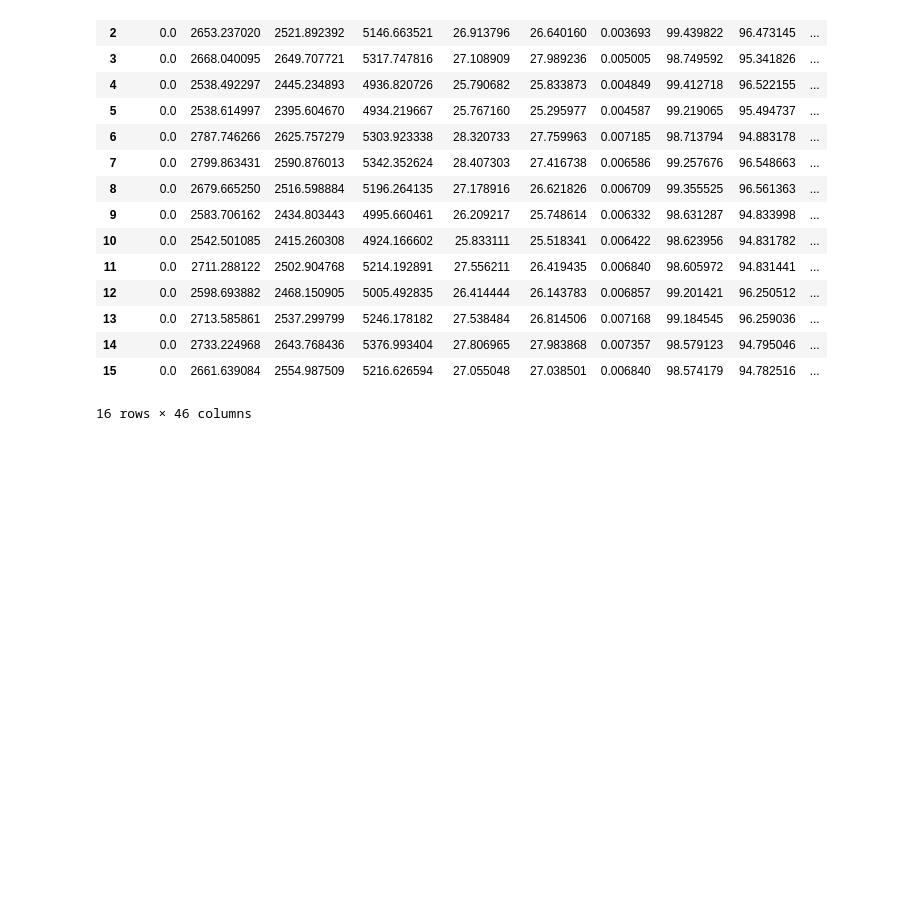
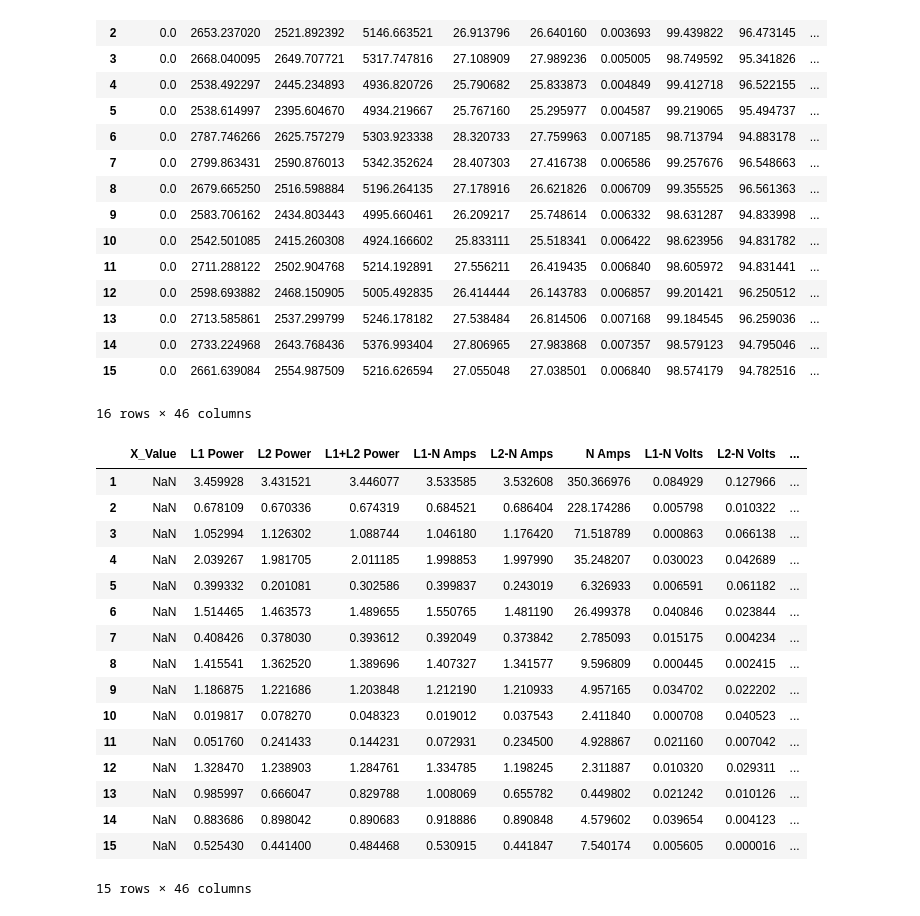
Before and after one commit to CalebProvost/codelouisville, a Jupyter notebook: datamanip.ipynb, the cells around one changed output. Drawn from its saved outputs; the diff is of its cells as text; code cells hidden in the pictures; blank space fills up the shorter version.

Commit message:
added delta 2 manipulated data. merged more results to html. auto opening html.

```diff
--- a/datamanip.ipynb
+++ b/datamanip.ipynb
@@ -299,3 +302,34 @@ display(all_max)
 | 14 | 0.0 | 2733.224968 | 2643.768436 | 5376.993404 | 27.806965 | 27.983868 | 0.007357 | 98.579123 | 94.795046 | ... |
 | 15 | 0.0 | 2661.639084 | 2554.987509 | 5216.626594 | 27.055048 | 27.038501 | 0.006840 | 98.574179 | 94.782516 | ... |
 16 rows × 46 columns
+# %%
+mean_delta = df = pd.DataFrame()
+# Calculate the % diff of averages in each cycle
+for count in range(len(mean_dict)):
+    if count+2 > len(mean_dict):
+        break
+    cycle2 = mean_dict["cycle_mean_"+str(count+2)]
+    cycle1 = mean_dict["cycle_mean_"+str(count+1)]
+    delta = (abs( cycle2 - cycle1 ) / cycle1 ) * 100
+    mean_delta = mean_delta.append(delta, ignore_index = True)
+    mean_delta.index += 1
+
+display(mean_delta)
+# %% [output]
+|  | X_Value | L1 Power | L2 Power | L1+L2 Power | L1-N Amps | L2-N Amps | N Amps | L1-N Volts | L2-N Volts | ... |
+| 1 | NaN | 3.459928 | 3.431521 | 3.446077 | 3.533585 | 3.532608 | 350.366976 | 0.084929 | 0.127966 | ... |
+| 2 | NaN | 0.678109 | 0.670336 | 0.674319 | 0.684521 | 0.686404 | 228.174286 | 0.005798 | 0.010322 | ... |
+| 3 | NaN | 1.052994 | 1.126302 | 1.088744 | 1.046180 | 1.176420 | 71.518789 | 0.000863 | 0.066138 | ... |
+| 4 | NaN | 2.039267 | 1.981705 | 2.011185 | 1.998853 | 1.997990 | 35.248207 | 0.030023 | 0.042689 | ... |
+| 5 | NaN | 0.399332 | 0.201081 | 0.302586 | 0.399837 | 0.243019 | 6.326933 | 0.006591 | 0.061182 | ... |
+| 6 | NaN | 1.514465 | 1.463573 | 1.489655 | 1.550765 | 1.481190 | 26.499378 | 0.040846 | 0.023844 | ... |
+| 7 | NaN | 0.408426 | 0.378030 | 0.393612 | 0.392049 | 0.373842 | 2.785093 | 0.015175 | 0.004234 | ... |
+| 8 | NaN | 1.415541 | 1.362520 | 1.389696 | 1.407327 | 1.341577 | 9.596809 | 0.000445 | 0.002415 | ... |
+| 9 | NaN | 1.186875 | 1.221686 | 1.203848 | 1.212190 | 1.210933 | 4.957165 | 0.034702 | 0.022202 | ... |
+| 10 | NaN | 0.019817 | 0.078270 | 0.048323 | 0.019012 | 0.037543 | 2.411840 | 0.000708 | 0.040523 | ... |
+| 11 | NaN | 0.051760 | 0.241433 | 0.144231 | 0.072931 | 0.234500 | 4.928867 | 0.021160 | 0.007042 | ... |
+| 12 | NaN | 1.328470 | 1.238903 | 1.284761 | 1.334785 | 1.198245 | 2.311887 | 0.010320 | 0.029311 | ... |
+| 13 | NaN | 0.985997 | 0.666047 | 0.829788 | 1.008069 | 0.655782 | 0.449802 | 0.021242 | 0.010126 | ... |
+| 14 | NaN | 0.883686 | 0.898042 | 0.890683 | 0.918886 | 0.890848 | 4.579602 | 0.039654 | 0.004123 | ... |
+| 15 | NaN | 0.525430 | 0.441400 | 0.484468 | 0.530915 | 0.441847 | 7.540174 | 0.005605 | 0.000016 | ... |
+15 rows × 46 columns
```
Also changed, not shown: parts of 10 cells of this notebook, 4 other files.
